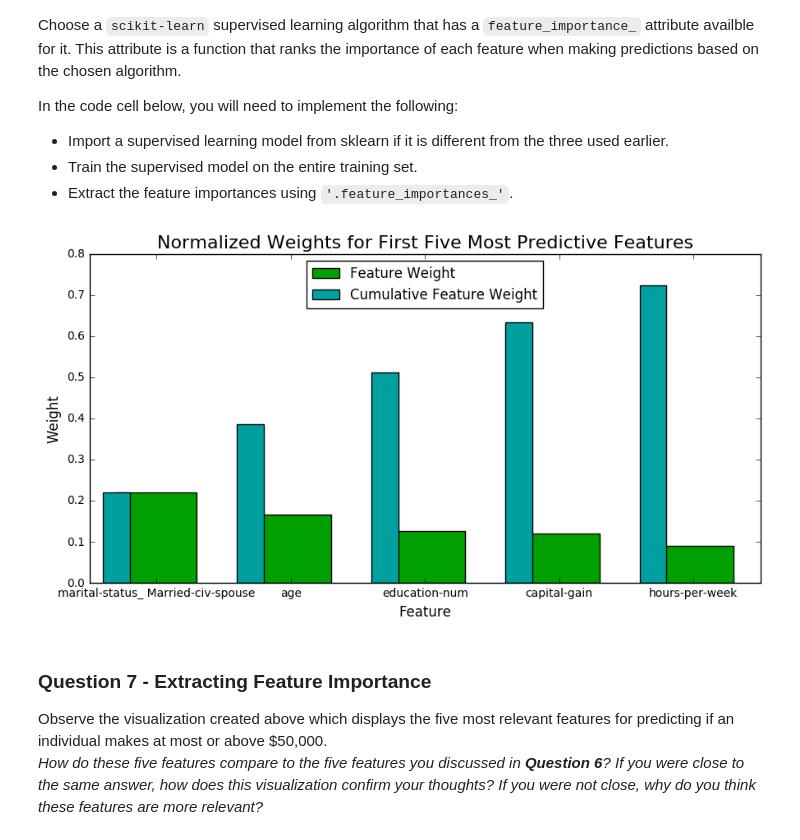
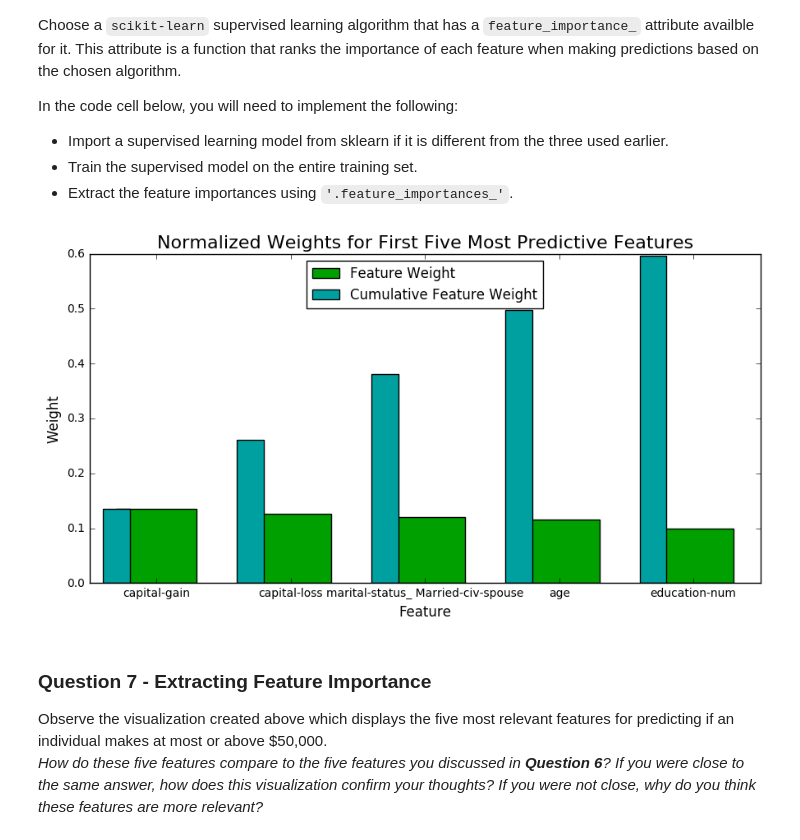
Before and after one commit to senlyu/finding_donors, a Jupyter notebook: finding_donors.ipynb, the cells around one changed output. Saved outputs shown, nothing was run; the diff lists cells and outputs as text; code cells hidden in the pictures.

```diff
--- a/finding_donors.ipynb
+++ b/finding_donors.ipynb
@@ -469,17 +460,17 @@ In the code cell below, you will need to implement the following:
  - Extract the feature importances using `'.feature_importances_'`.
 # %%
 # TODO: Import a supervised learning model that has 'feature_importances_'
-from sklearn.tree import DecisionTreeClassifier
+from sklearn.ensemble import GradientBoostingClassifier
 # TODO: Train the supervised model on the training set
-model = DecisionTreeClassifier().fit(X_train, y_train)
+model = GradientBoostingClassifier().fit(X_train, y_train)
 
 # TODO: Extract the feature importances
 importances = model.feature_importances_
 
 # Plot
 vs.feature_plot(importances, X_train, y_train)
 # %% [output]
-[figure, old version]
+[figure, new version]
 # %% [markdown]
 ### Question 7 - Extracting Feature Importance
 
```
Also changed, not shown: parts of 8 cells of this notebook, 1 other file.
